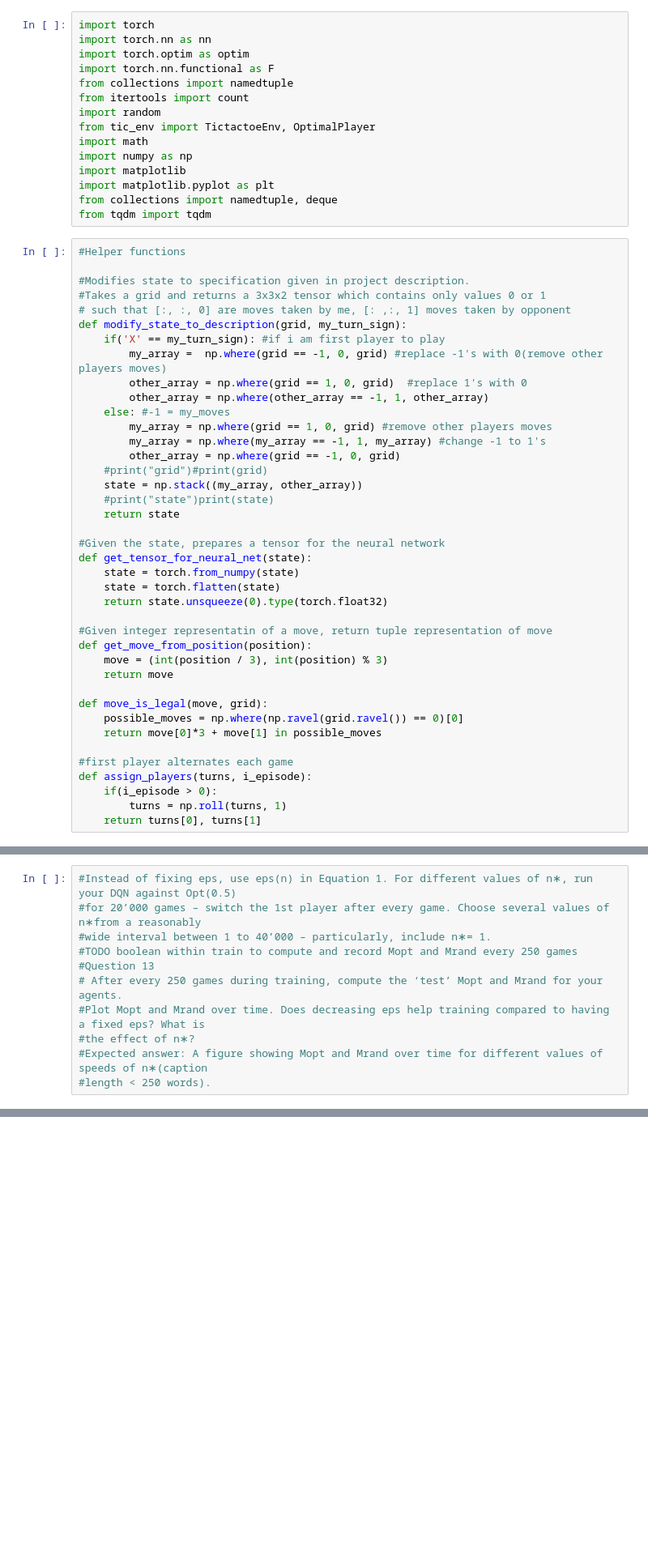
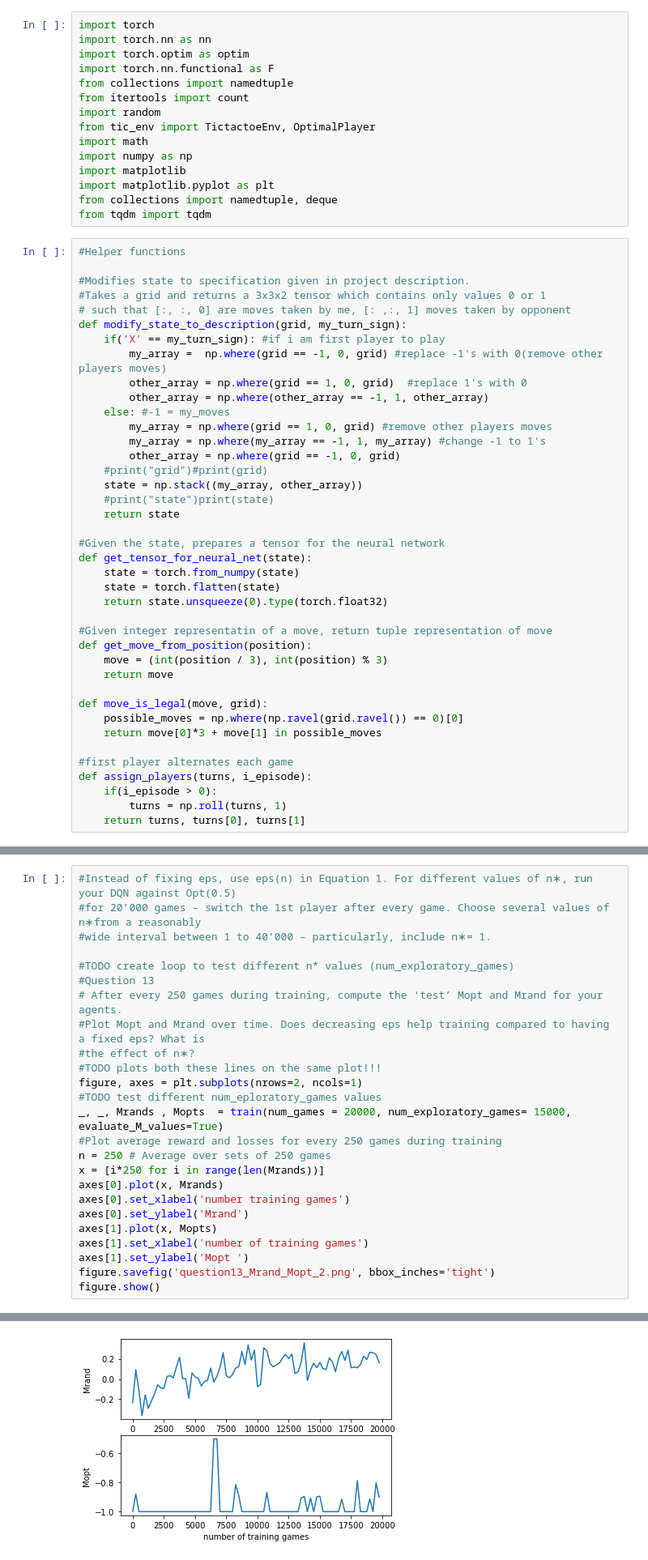
Before and after one commit to Gianniii/CS-456-Artificial-Neural-Network-Miniproject, a Jupyter notebook: tic_tac_toe.ipynb, the cells around one changed output, grey strips where cells are left out. Shown at 81% size. Drawn from its saved outputs; the diff is of its cells as text; blank space fills up the shorter version.

Commit message:
alternate between players and implt evaluation of Mrand, Mopt, algorithm works but results are not the best...

```diff
--- a/tic_tac_toe.ipynb
+++ b/tic_tac_toe.ipynb
@@ -296,7 +296,7 @@ def move_is_legal(move, grid):
 def assign_players(turns, i_episode):
     if(i_episode > 0):
         turns = np.roll(turns, 1)
-    return turns[0], turns[1]
+    return turns, turns[0], turns[1]
 # %%
 # https://pytorch.org/tutorials/intermediate/reinforcement_q_learning.html
 Transition = namedtuple('Transition',
@@ -655,10 +715,25 @@ CUDA: registered at aten/src/ATen/RegisterCUDA.cpp:29726 [kernel]
 #Instead of fixing eps, use eps(n) in Equation 1. For different values of n∗, run your DQN against Opt(0.5)
 #for 20’000 games – switch the 1st player after every game. Choose several values of n∗from a reasonably
 #wide interval between 1 to 40’000 – particularly, include n∗= 1.
-#TODO boolean within train to compute and record Mopt and Mrand every 250 games
+
+#TODO create loop to test different n* values (num_exploratory_games)
 #Question 13
 # After every 250 games during training, compute the ‘test’ Mopt and Mrand for your agents.
 #Plot Mopt and Mrand over time. Does decreasing eps help training compared to having a fixed eps? What is
 #the effect of n∗?
-#Expected answer: A figure showing Mopt and Mrand over time for different values of speeds of n∗(caption
-#length < 250 words).
+#TODO plots both these lines on the same plot!!!
+figure, axes = plt.subplots(nrows=2, ncols=1)
+#TODO test different num_eploratory_games values
+_, _, Mrands , Mopts  = train(num_games = 20000, num_exploratory_games= 15000, evaluate_M_values=True)
+#Plot average reward and losses for every 250 games during training
+n = 250 # Average over sets of 250 games
+x = [i*250 for i in range(len(Mrands))]
+axes[0].plot(x, Mrands)
+axes[0].set_xlabel('number training games')
+axes[0].set_ylabel('Mrand')
+axes[1].plot(x, Mopts)
+axes[1].set_xlabel('number of training games')
+axes[1].set_ylabel('Mopt ')
+figure.savefig('question13_Mrand_Mopt_2.png', bbox_inches='tight')
+figure.show()
+# %% [output]
@@ -665,3 +757,4 @@ CUDA: registered at aten/src/ATen/RegisterCUDA.cpp:29726 [kernel]
+[figure, added]
 # %%
 #Choose the best value of n∗ that you found. Run DQN against Opt(eps_opt) for different values of eps_opt for
 #20’000 games – switch the 1st player after every game. Choose several values of eps_opt from a reasonably
```
Also changed, not shown: parts of 7 cells of this notebook, 5 other files.
